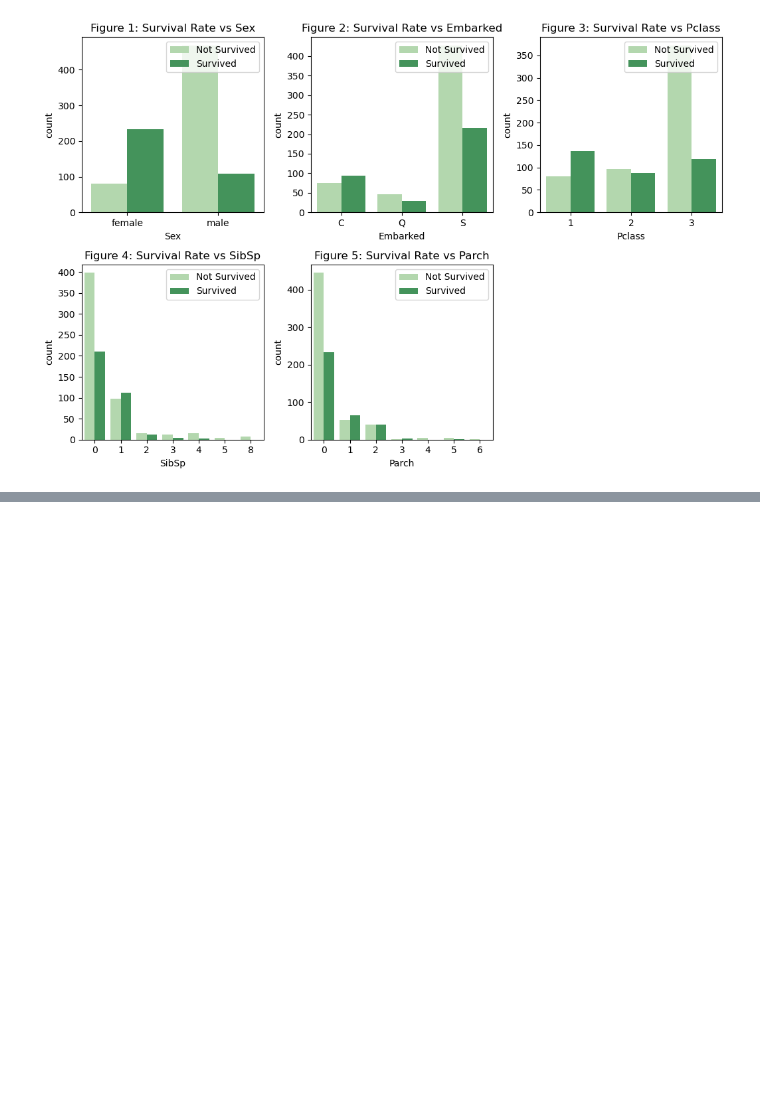
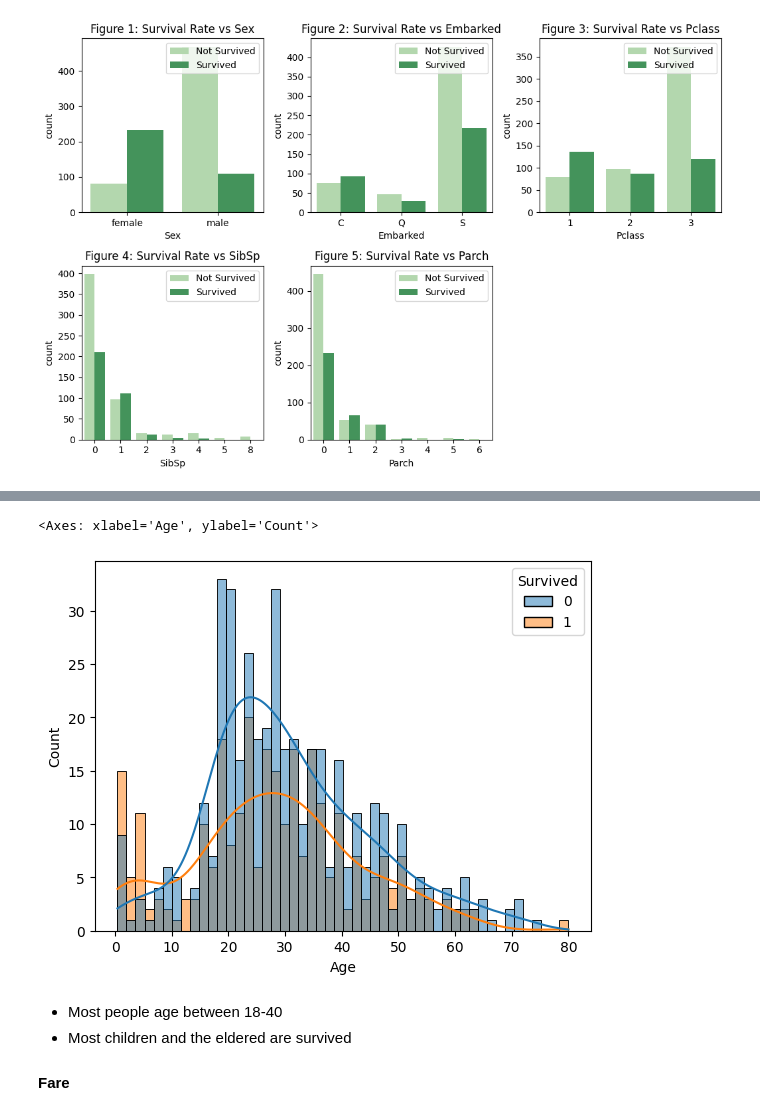
Before and after one commit to TinhAnhDepZAIII/MachineLearningTitanic, a Jupyter notebook: TitanicML.ipynb, the cells around one changed output, grey strips where cells are left out. Saved outputs shown, nothing was run; the diff lists cells and outputs as text; code cells hidden in the pictures; blank space fills up the shorter version.

```diff
--- a/TitanicML.ipynb
+++ b/TitanicML.ipynb
@@ -278,0 +311,10 @@ plt.show()
+# %%
+sns.histplot(data= train_train, x='Age',hue='Survived', bins=50, kde=True)
+# %% [output]
+<Axes: xlabel='Age', ylabel='Count'>
+[figure, added]
+# %% [markdown]
+* Most people age between 18-40
+* Most children and the eldered are survived
+
+#### Fare
```
Also changed, not shown: parts of 18 cells of this notebook.
